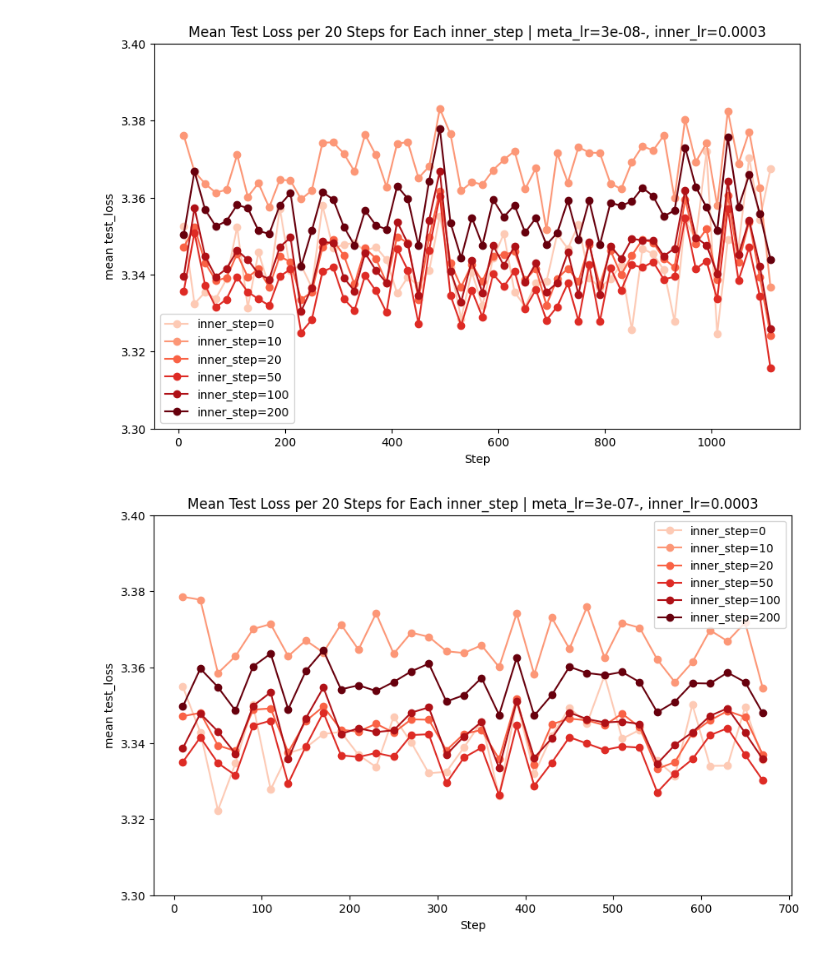
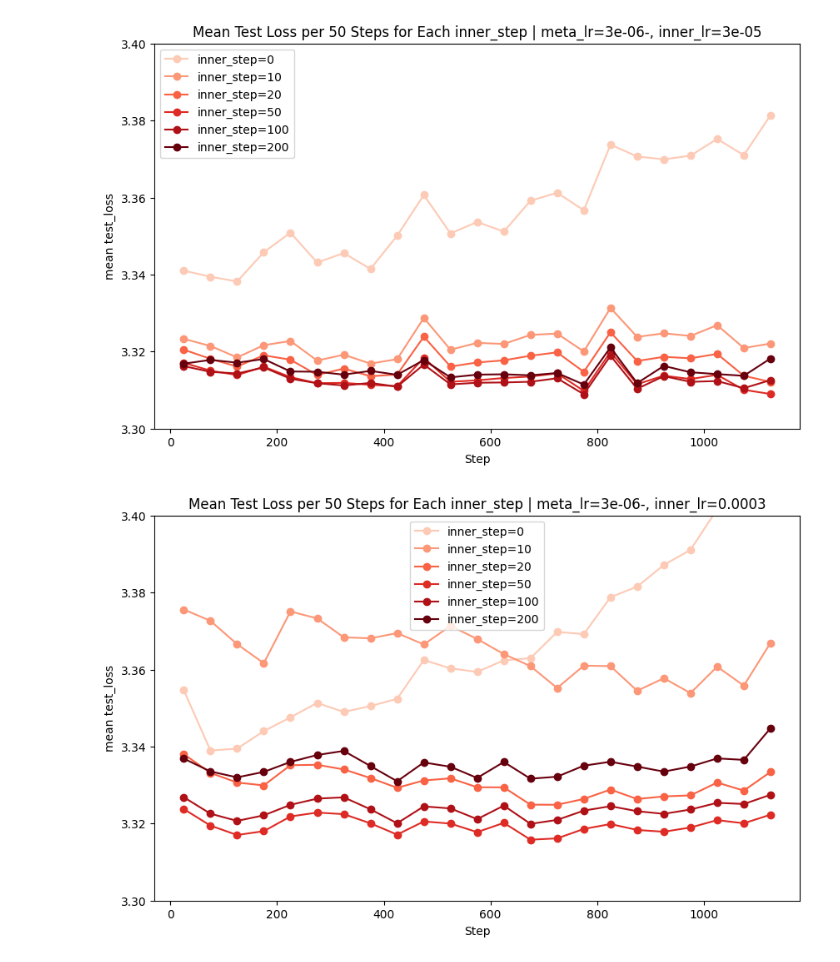
Before and after one commit to antoniomari/meta-gc-rl, a Jupyter notebook: notebooks/lr_ablation.ipynb, the cells around one changed output. Saved outputs shown, nothing was run; the diff lists cells and outputs as text; code cells hidden in the pictures.

```diff
--- a/notebooks/lr_ablation.ipynb
+++ b/notebooks/lr_ablation.ipynb
@@ -112,13 +109,13 @@ def plot_mean_test_loss(df, interval=100, inner_lr=None, meta_lr=None, ylim=None
 # %%
 import glob
 
-csv_folder = "../exp/antmaze_stitch/iql/ALL-GOALS-fomaml-200-1/"
+csv_folder = "../exp/antmaze_stitch/iql/-ALL-GOALS-fomaml-200-1/"
 csv_paths = glob.glob(f"{csv_folder}/*.csv")
 for csv_path in csv_paths:
     df = pd.read_csv(csv_path)
     # Example usage: extract LRs from filename and provide to the plotting function.
     extracted_inner_lr, extracted_meta_lr = extract_lrs_from_path(csv_path)
-    plot_mean_test_loss(df, interval=20, inner_lr=extracted_inner_lr, meta_lr=extracted_meta_lr, ylim=(3.3, 3.4))
+    plot_mean_test_loss(df, interval=50, inner_lr=extracted_inner_lr, meta_lr=extracted_meta_lr, ylim=(3.3, 3.4))
 # %% [output]
-[figure, old version]
+[figure, new version]
-[figure, old version]
+[figure, new version]
```
Also changed, not shown: parts of 5 cells of this notebook, 22 other files.
